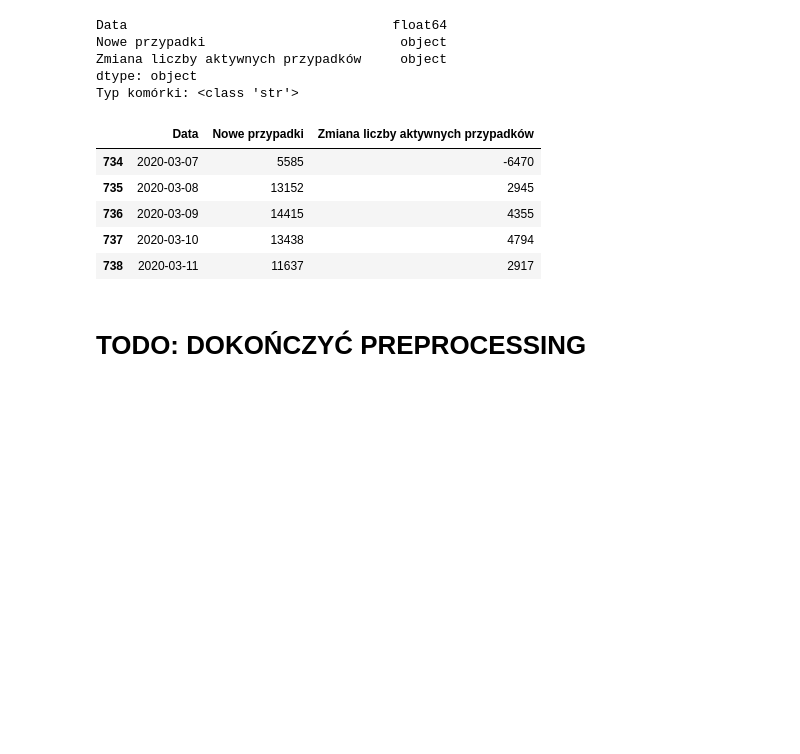
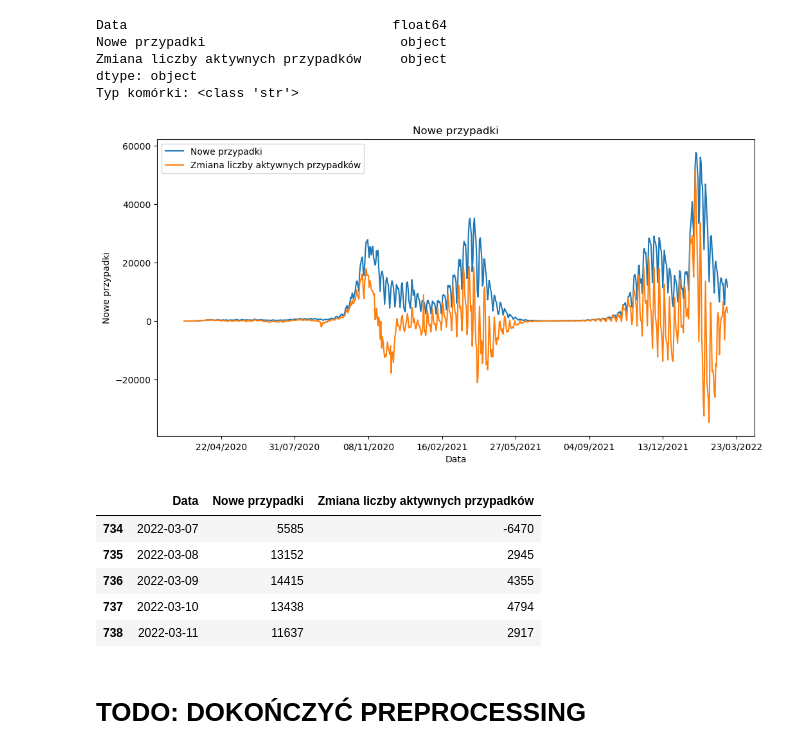
Before and after one commit to PsimonL/DeepLearningProject, a Jupyter notebook: Project.ipynb, the cells around one changed output. Saved outputs shown, nothing was run; the diff lists cells and outputs as text; code cells hidden in the pictures; blank space fills up the shorter version.

Commit message:
Add data visualization

```diff
--- a/Project.ipynb
+++ b/Project.ipynb
@@ -112,6 +114,28 @@ df
 | 737 | 10.03 | + 13438 | 4 794 |
 | 738 | 11.03 | + 11637 | 2 917 |
 739 rows × 3 columns
+# %%
+def convert_to_datetime_with_year_increment(date_series, start_year):
+    previous_month = 0
+    current_year = start_year
+    datetime_list = []
+
+    for date in date_series:
+        # Convert float to string with the format 'dd.mm'
+        # Extract month as integer to check for year transition
+        current_month = int(date.split('/')[1])
+        # If the current month is January and the previous month was December, increment year
+        if current_month == 1 and previous_month == 12:
+            current_year += 1
+        # Combine date, month, and current year to create a complete date string
+        date_with_year_str = date + f'/{current_year}'
+        # Convert to datetime
+        datetime_obj = datetime.strptime(date_with_year_str, '%d/%m/%Y')
+        datetime_list.append(datetime_obj)
+
+        previous_month = current_month
+
+    return datetime_list
 # %%
 print(df.dtypes)
 typ_komorki = df.at[0, 'Nowe przypadki']
@@ -124,23 +148,39 @@ df['Zmiana liczby aktywnych przypadków'] = df['Zmiana liczby aktywnych przypadk
 df['Nowe przypadki'] = df['Nowe przypadki'].astype(int)
 df['Zmiana liczby aktywnych przypadków'] = df['Zmiana liczby aktywnych przypadków'].astype(int)
 
-df['Data'] = pd.to_datetime(df['Data'].astype(str), format='%d.%m')
-df['Data'] = df['Data'].apply(lambda x: x.replace(year=2020))
+df['Data'] = df['Data'].apply(lambda x: "{:04.2f}".format(x).replace('.', '/'))
+df['Data'] = convert_to_datetime_with_year_increment(df['Data'], 2020)
 # %% [output]
 Data                                  float64
 Nowe przypadki                         object
 Zmiana liczby aktywnych przypadków     object
 dtype: object
 Typ komórki: <class 'str'>
+# %%
+def visualise(df):
+    plt.figure(figsize=(12, 6))
+    plt.title('Nowe przypadki')
+    plt.gca().xaxis.set_major_formatter(dates.DateFormatter('%d/%m/%Y'))
+    plt.gca().xaxis.set_major_locator(dates.DayLocator(interval=100))
+    plt.plot(df['Data'], df['Nowe przypadki'], label='Nowe przypadki')
+    plt.plot(df['Data'], df['Zmiana liczby aktywnych przypadków'], label='Zmiana liczby aktywnych przypadków')
+    plt.xlabel('Data')
+    plt.ylabel('Nowe przypadki')
+    plt.legend()
+    plt.show()
+
+visualise(df)
+# %% [output]
+[figure, added]
 # %%
 df.tail()
 # %% [output]
 |  | Data | Nowe przypadki | Zmiana liczby aktywnych przypadków |
-| 734 | 2020-03-07 | 5585 | -6470 |
-| 735 | 2020-03-08 | 13152 | 2945 |
-| 736 | 2020-03-09 | 14415 | 4355 |
-| 737 | 2020-03-10 | 13438 | 4794 |
-| 738 | 2020-03-11 | 11637 | 2917 |
+| 734 | 2022-03-07 | 5585 | -6470 |
+| 735 | 2022-03-08 | 13152 | 2945 |
+| 736 | 2022-03-09 | 14415 | 4355 |
+| 737 | 2022-03-10 | 13438 | 4794 |
+| 738 | 2022-03-11 | 11637 | 2917 |
 # %% [markdown]
 # TODO: DOKOŃCZYĆ PREPROCESSING
 # %%
```
Also changed, not shown: parts of 1 cell of this notebook.
